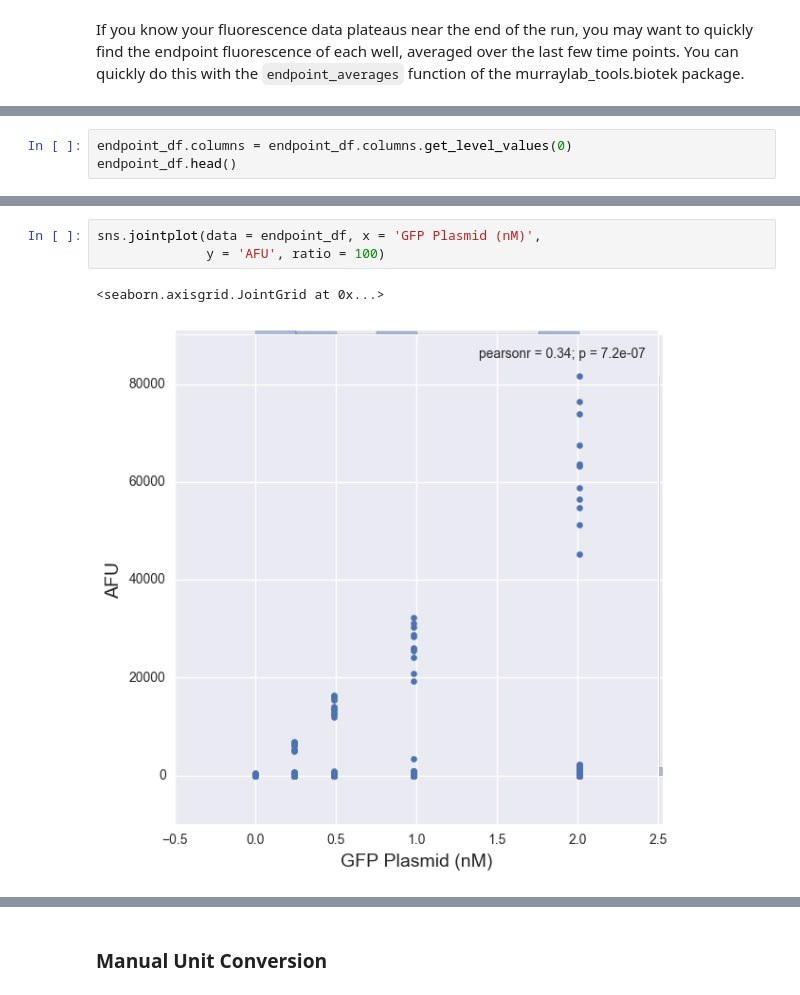
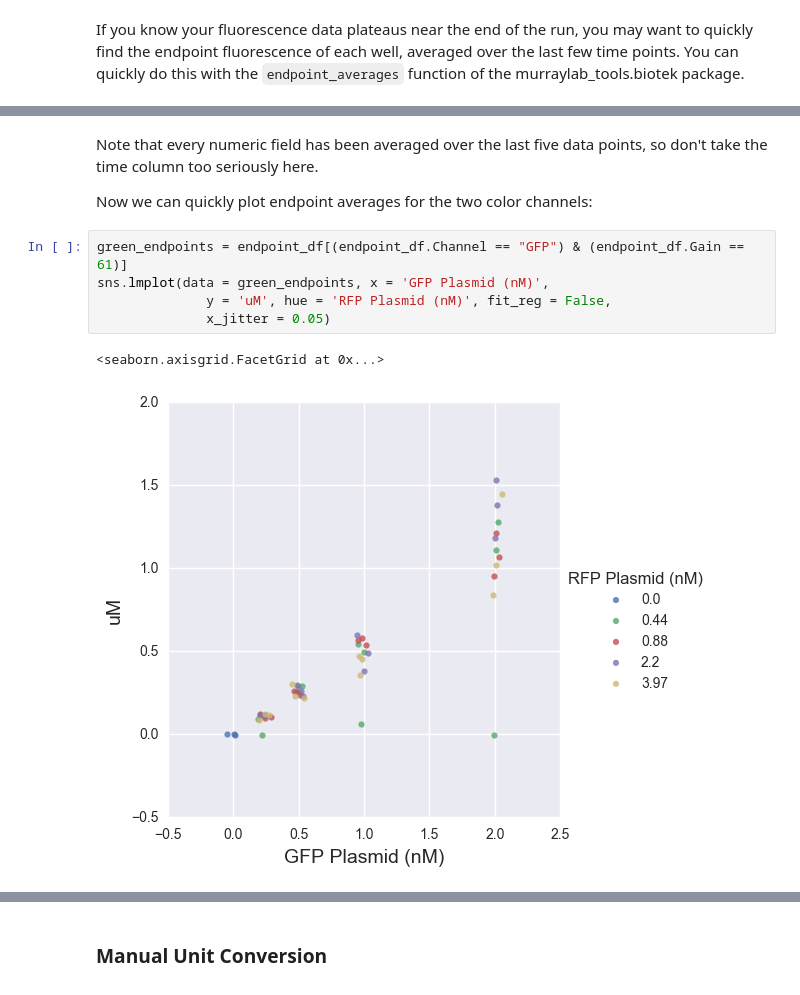
Before and after one commit to sclamons/murraylab_tools, a Jupyter notebook: examples/Biotek Analysis Usage Examples.ipynb, the cells around one changed output, grey strips where cells are left out. Cells and saved outputs as stored; diff of their text form.

```diff
--- a/examples/Biotek Analysis Usage Examples.ipynb
+++ b/examples/Biotek Analysis Usage Examples.ipynb
@@ -155,3 +141,0 @@ The DataFrame returned by `endpoint_averages` has a multi-index over channel, ga
-# %%
-endpoint_df.columns = endpoint_df.columns.get_level_values(0)
-endpoint_df.head()
@@ -166,6 +142,12 @@ endpoint_df.head()
-# %%
-sns.jointplot(data = endpoint_df, x = 'GFP Plasmid (nM)',
-              y = 'AFU', ratio = 100)
-# %% [output]
-<seaborn.axisgrid.JointGrid at 0x...>
-[figure, removed]
+# %% [markdown]
+Note that every numeric field has been averaged over the last five data points, so don't take the time column too seriously here.
+
+Now we can quickly plot endpoint averages for the two color channels:
+# %%
+green_endpoints = endpoint_df[(endpoint_df.Channel == "GFP") & (endpoint_df.Gain == 61)]
+sns.lmplot(data = green_endpoints, x = 'GFP Plasmid (nM)',
+              y = 'uM', hue = 'RFP Plasmid (nM)', fit_reg = False,
+              x_jitter = 0.05)
+# %% [output]
+<seaborn.axisgrid.FacetGrid at 0x...>
+[figure, added]
```
Also changed, not shown: parts of 6 cells of this notebook, 1 other file.
